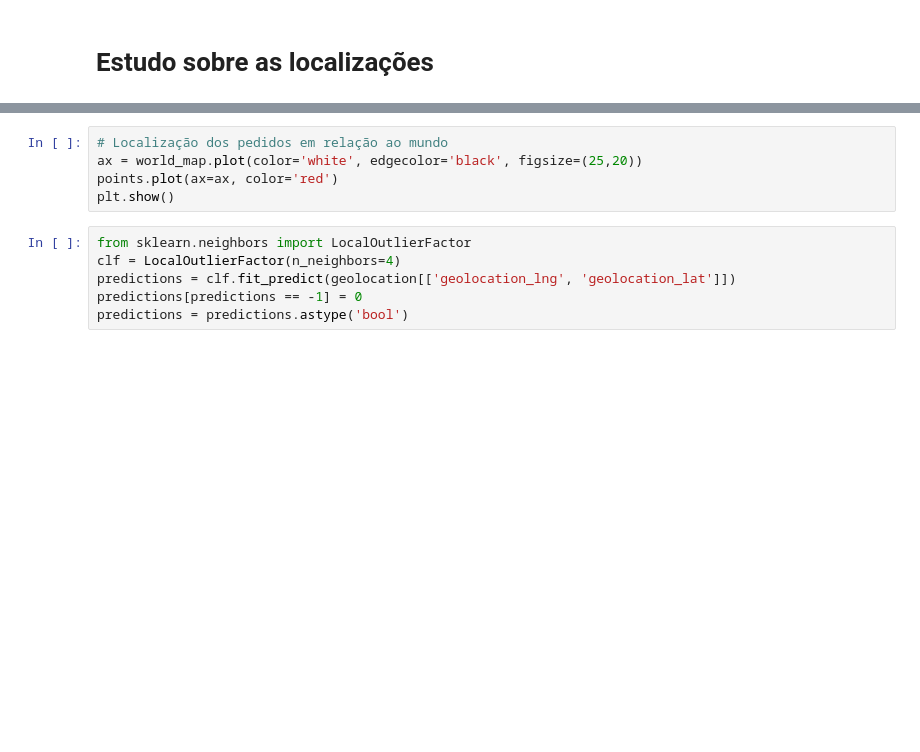
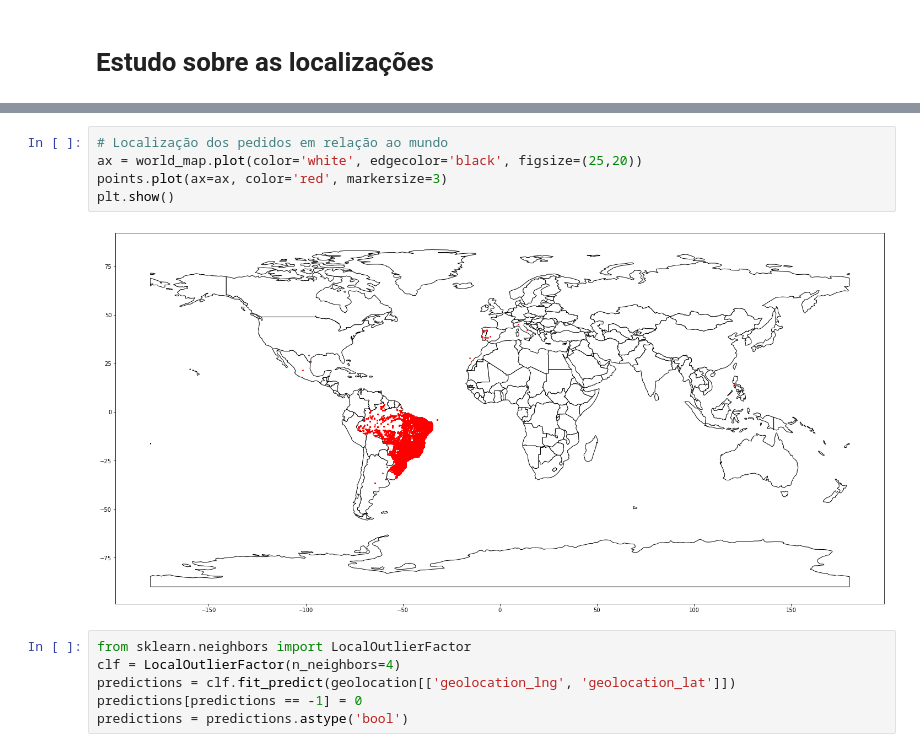
Before and after one commit to AdsonRamos/if697-2020.2, a Jupyter notebook: Projeto_IF697.ipynb, the cells around one changed output, grey strips where cells are left out. Saved outputs shown, nothing was run; the diff lists cells and outputs as text; blank space fills up the shorter version.

```diff
--- a/Projeto_IF697.ipynb
+++ b/Projeto_IF697.ipynb
@@ -110,8 +279,10 @@ points.head()
 # %%
 # Localização dos pedidos em relação ao mundo
 ax = world_map.plot(color='white', edgecolor='black', figsize=(25,20))
-points.plot(ax=ax, color='red')
+points.plot(ax=ax, color='red', markersize=3)
 plt.show()
+# %% [output]
+[figure, added]
 # %%
 from sklearn.neighbors import LocalOutlierFactor
 clf = LocalOutlierFactor(n_neighbors=4)
```
Also changed, not shown: parts of 58 cells of this notebook.
